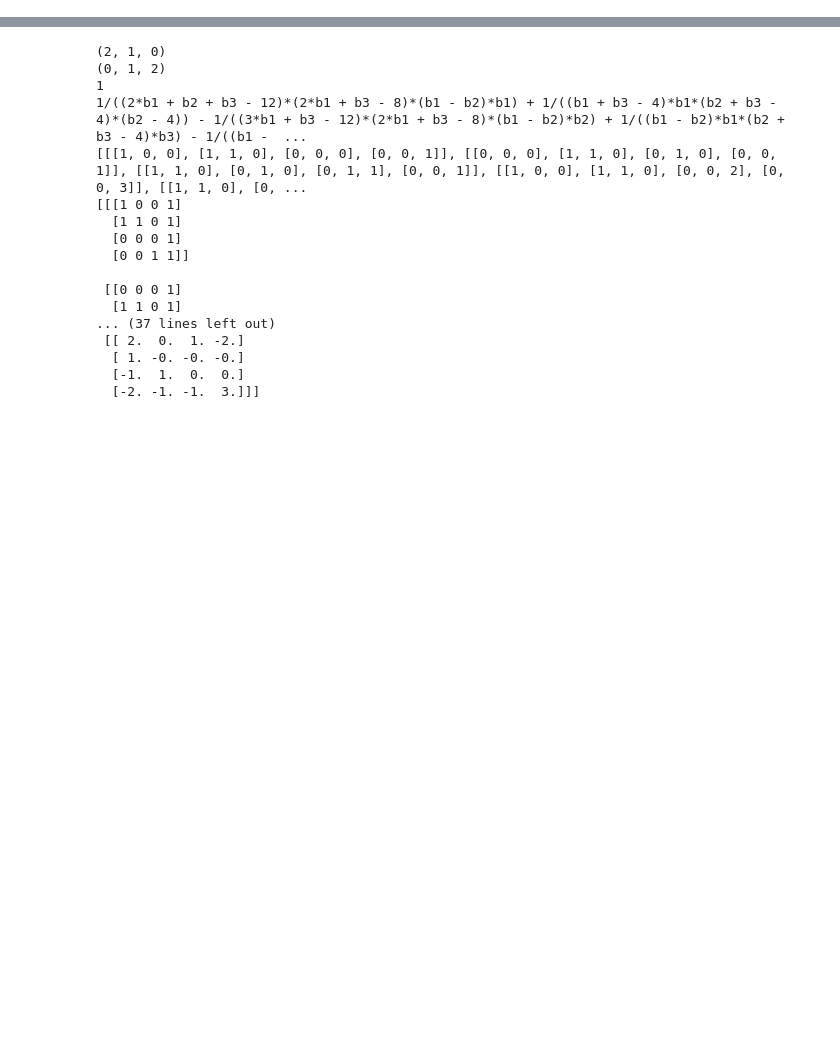
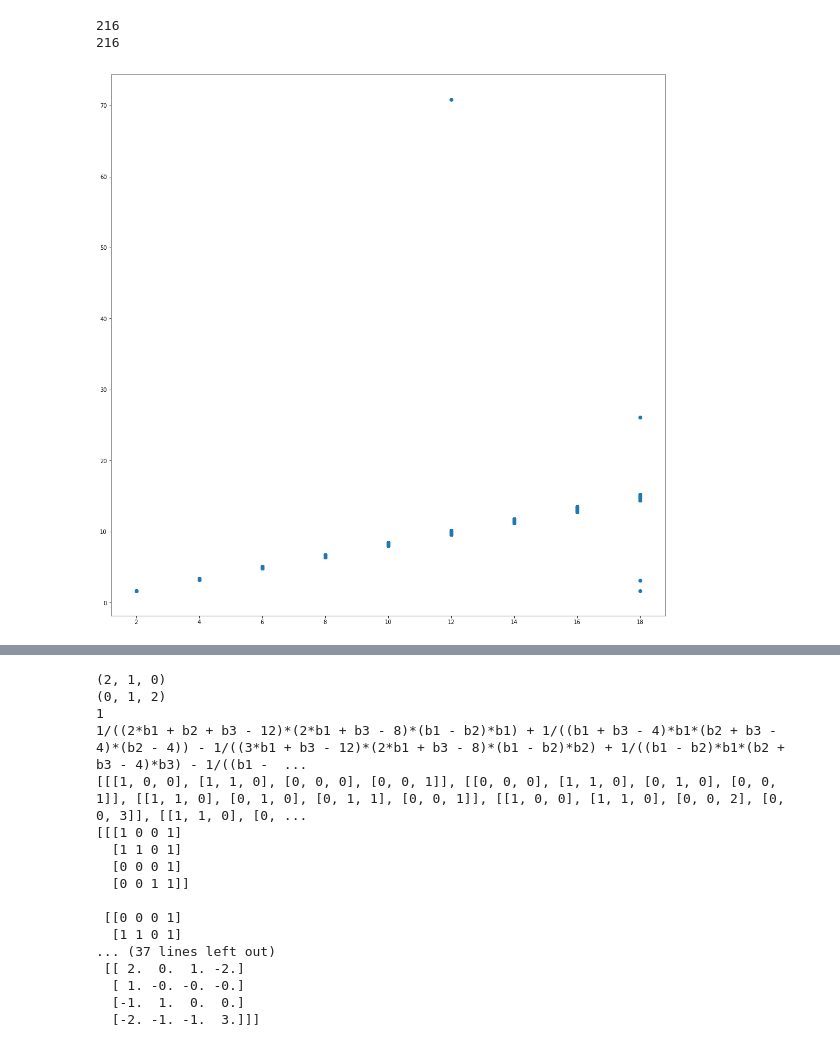
Before and after one commit to caoandong/Calabi_Yau, a Jupyter notebook: src/notebook/Triangulation.ipynb, the cells around one changed output, grey strips where cells are left out. Cells and saved outputs as stored; diff of their text form; code cells hidden in the pictures; blank space fills up the shorter version.

```diff
--- a/src/notebook/Triangulation.ipynb
+++ b/src/notebook/Triangulation.ipynb
@@ -515,0 +980,21 @@ Done.
+# %%
+import matplotlib.pyplot as plt
+
+euler_file = open('euler_data_tmp.txt', 'r')
+euler = []
+vol_list = []
+for line in euler_file:
+    data = eval(line)
+    euler.append(data[0])
+    vol_list.append(data[1])
+
+print len(euler)
+print len(vol_list)
+
+fig = plt.figure(figsize=(18, 18))
+plt.scatter(euler, np.reciprocal(np.array(vol_list)))
+plt.show()
+# %% [output]
+216
+216
+[figure, added]
```
Also changed, not shown: parts of 57 cells of this notebook, 9 other files.
